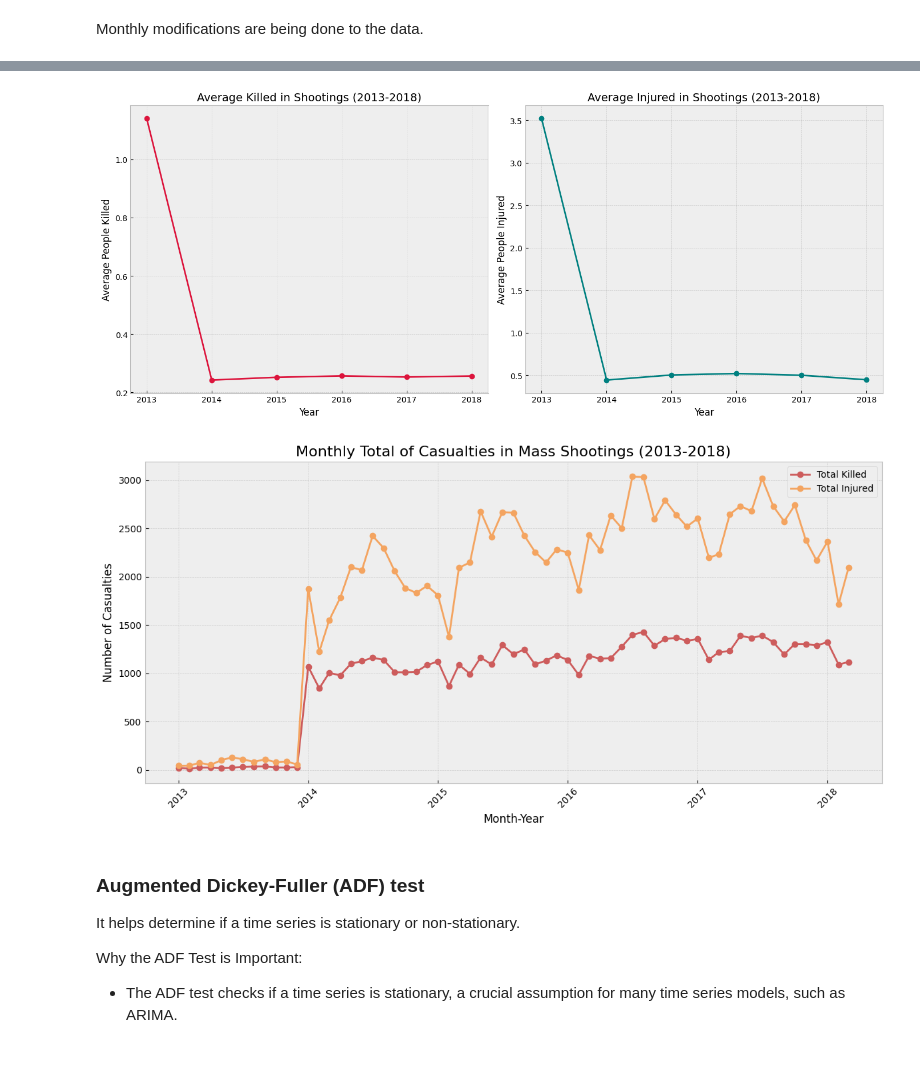
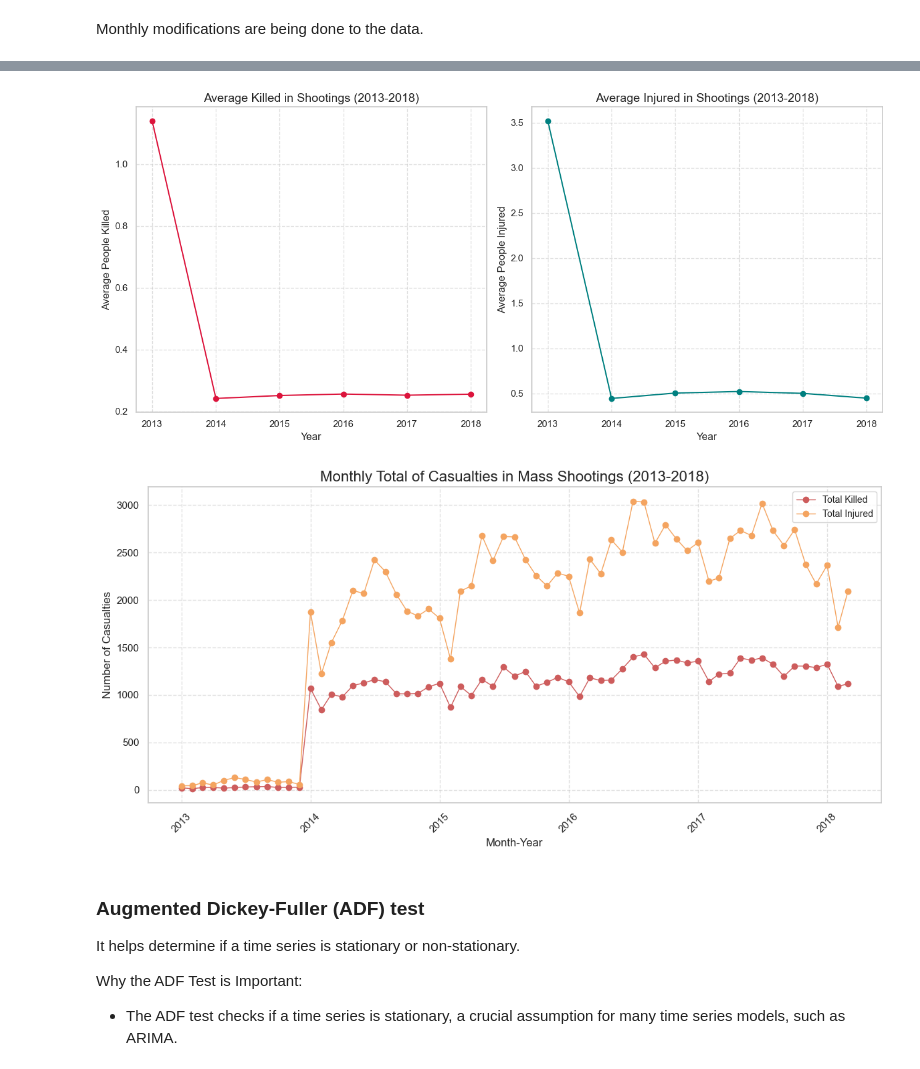
Before and after one commit to bharath03-a/Gun-Violence-Incidents, a Jupyter notebook: notebooks/06_time_series_analysis.ipynb, the cells around one changed output, grey strips where cells are left out. Saved outputs shown, nothing was run; the diff lists cells and outputs as text; code cells hidden in the pictures.

```diff
--- a/notebooks/06_time_series_analysis.ipynb
+++ b/notebooks/06_time_series_analysis.ipynb
@@ -21,14 +21,14 @@ register_matplotlib_converters()
 # %% [markdown]
 #### Reading Data
 # %%
-df = pd.read_csv("../data/gun_violence_cleaned_data_2013_2018.csv")
+time_series_df = pd.read_csv("../data/gun_violence_cleaned_data_2013_2018.csv")
 # %% [markdown]
 Monthly modifications are being done to the data.
 # %%
-df['date'] = pd.to_datetime(df['date'])
-df['monthyear'] = df['date'].dt.to_period('M')
+time_series_df['date'] = pd.to_datetime(time_series_df['date'])
+time_series_df['monthyear'] = time_series_df['date'].dt.to_period('M')
 
-monthly_incidents = df.groupby('monthyear').size()
+monthly_incidents = time_series_df.groupby('monthyear').size()
 monthly_incidents.index = monthly_incidents.index.to_timestamp()
 # %%
 indices = []
@@ -39 +39,3 @@ df_mass = df.iloc[indices]
+# %%
+sns.set_theme(style="whitegrid")
 # %%
@@ -97,21 +108,21 @@ plt.show()
 # %%
-plt.figure(figsize=(14, 6))
+plt.figure(figsize=(13, 6))
 plt.subplot(121)
 plt.title("Average Killed in Shootings (2013-2018)", fontsize=14)
 plt.ylabel("Average People Killed")
 plt.xlabel("Year")
-plt.plot(df.groupby('year')['n_killed'].mean(), marker='o', color='crimson', linestyle='-', linewidth=2)
+plt.plot(time_series_df.groupby('year')['n_killed'].mean(), marker='o', color='crimson', linestyle='-', linewidth=1.5)
 plt.grid(True, linestyle='--', alpha=0.6)
 
 plt.subplot(122)
 plt.title("Average Injured in Shootings (2013-2018)", fontsize=14)
 plt.ylabel("Average People Injured")
 plt.xlabel("Year")
-plt.plot(df.groupby('year')['n_injured'].mean(), marker='o', color='teal', linestyle='-', linewidth=2)
+plt.plot(time_series_df.groupby('year')['n_injured'].mean(), marker='o', color='teal', linestyle='-', linewidth=1.5)
 plt.grid(True, linestyle='--', alpha=0.6)
 
 plt.tight_layout()
 plt.show()
 # %% [output]
-[figure, old version]
+[figure, new version]
 # %%
@@ -119,7 +130,7 @@ df['monthyear'] = df['monthyear'].dt.to_timestamp()
 # %%
 plt.figure(figsize=(12, 6))
-plt.plot(df.groupby('monthyear')['n_killed'].sum(), label='Total Killed', color='indianred', marker='o', linestyle='-', linewidth=2)
-plt.plot(df.groupby('monthyear')['n_injured'].sum(), label='Total Injured', color='sandybrown', marker='o', linestyle='-', linewidth=2)
+plt.plot(time_series_df.groupby('monthyear')['n_killed'].sum(), label='Total Killed', color='indianred', marker='o', linestyle='-', linewidth=1)
+plt.plot(time_series_df.groupby('monthyear')['n_injured'].sum(), label='Total Injured', color='sandybrown', marker='o', linestyle='-', linewidth=1)
 
 plt.title("Monthly Total of Casualties in Mass Shootings (2013-2018)", fontsize=16)
 plt.xlabel("Month-Year", fontsize=12)
@@ -133,7 +144,7 @@ plt.xticks(rotation=45)
 plt.tight_layout()
 plt.show()
 # %% [output]
-[figure, old version]
+[figure, new version]
 # %% [markdown]
 ### Augmented Dickey-Fuller (ADF) test
 
```
Also changed, not shown: parts of 7 cells of this notebook.
